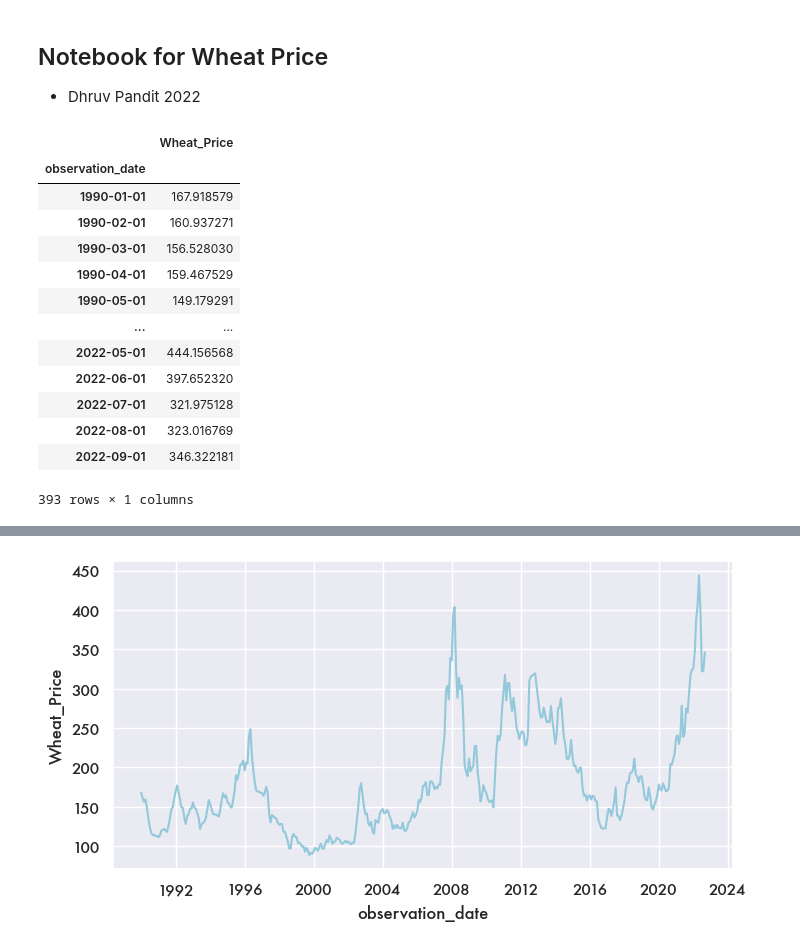
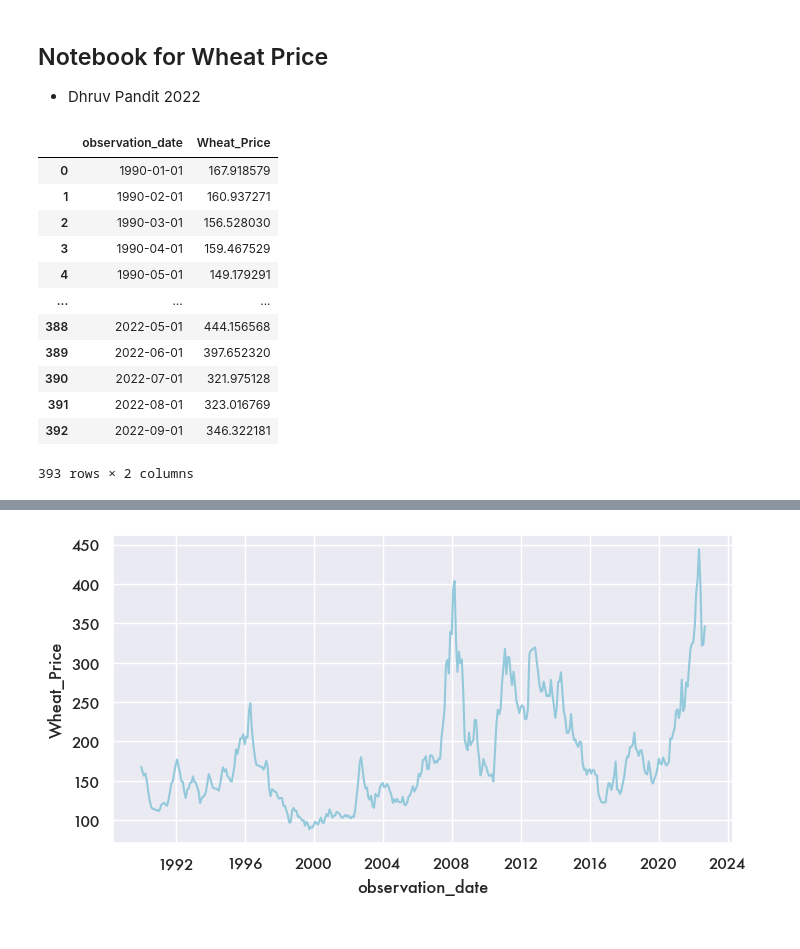
Before and after one commit to dhruv-pandit/time-series-project, a Jupyter notebook: Code:Notebooks/notebook_analysis_dhruv.ipynb, the cells around one changed output, grey strips where cells are left out. Saved outputs shown, nothing was run; the diff lists cells and outputs as text; code cells hidden in the pictures.

```diff
--- a/Code:Notebooks/notebook_analysis_dhruv.ipynb
+++ b/Code:Notebooks/notebook_analysis_dhruv.ipynb
@@ -7,20 +13,19 @@ import matplotlib.pyplot as plt
 ## Notebook for Wheat Price
 * Dhruv Pandit 2022
 # %%
-df_wheat = pd.read_excel(r'/Users/dhruvpandit/Documents/GitHub/time-series-project/Datasets/PWHEAMTUSDM.xls').set_index('observation_date').rename(columns={'PWHEAMTUSDM' : 'Wheat_Price'})
+df_wheat = pd.read_excel(r'/Users/dhruvpandit/Documents/GitHub/time-series-project/Datasets/PWHEAMTUSDM.xls').rename(columns={'PWHEAMTUSDM' : 'Wheat_Price'})
 df_wheat
 # %% [output]
-|  | Wheat_Price |
-| observation_date |  |
-| 1990-01-01 | 167.918579 |
-| 1990-02-01 | 160.937271 |
-| 1990-03-01 | 156.528030 |
-| 1990-04-01 | 159.467529 |
-| 1990-05-01 | 149.179291 |
-| ... | ... |
-| 2022-05-01 | 444.156568 |
-| 2022-06-01 | 397.652320 |
-| 2022-07-01 | 321.975128 |
-| 2022-08-01 | 323.016769 |
-| 2022-09-01 | 346.322181 |
+|  | observation_date | Wheat_Price |
+| 0 | 1990-01-01 | 167.918579 |
+| 1 | 1990-02-01 | 160.937271 |
+| 2 | 1990-03-01 | 156.528030 |
+| 3 | 1990-04-01 | 159.467529 |
+| 4 | 1990-05-01 | 149.179291 |
+| ... | ... | ... |
+| 388 | 2022-05-01 | 444.156568 |
+| 389 | 2022-06-01 | 397.652320 |
+| 390 | 2022-07-01 | 321.975128 |
+| 391 | 2022-08-01 | 323.016769 |
+| 392 | 2022-09-01 | 346.322181 |
-393 rows × 1 columns
+393 rows × 2 columns
```
Also changed, not shown: parts of 23 cells of this notebook, 1 other file.
